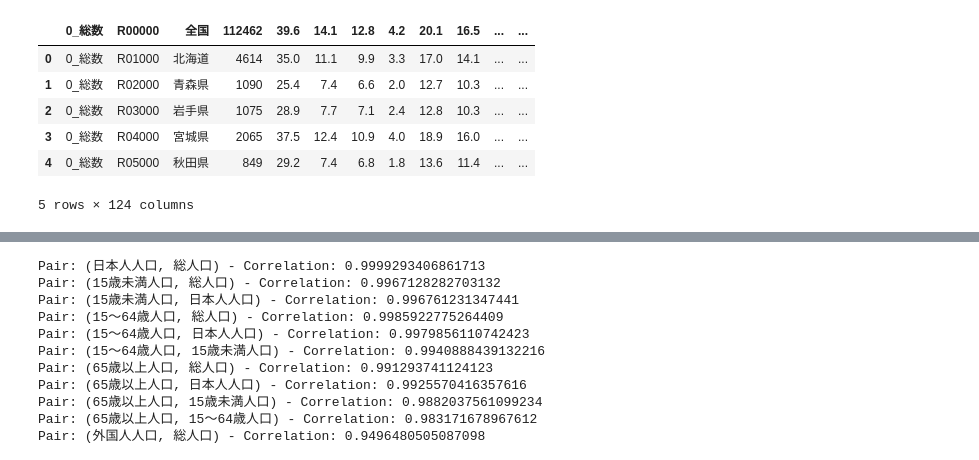
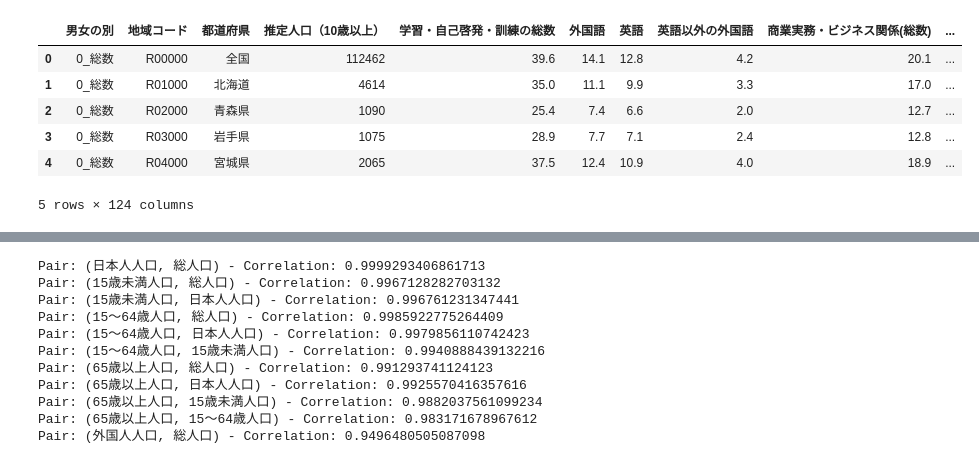
Before and after one commit to sugimotoh/classes, a Jupyter notebook: データ解析授業.ipynb, the cells around one changed output, grey strips where cells are left out. Saved outputs shown, nothing was run; the diff lists cells and outputs as text; code cells hidden in the pictures.

```diff
--- a/データ解析授業.ipynb
+++ b/データ解析授業.ipynb
@@ -8,27 +8,27 @@ import numpy as np
 # %%
 # エクセルファイルのURLを指定する。
 #url = "https://www.nstac.go.jp/sys/files/SSDSE-D-2023.xlsx" #都道府県
 url = "https://www.nstac.go.jp/sys/files/SSDSE-D-2023.xlsx" #SSDSE-基本素材（SSDSE-E） 都道府県
 #url = "https://www.nstac.go.jp/sys/files/SSDSE-A-2023.xlsx" #市区町村
 
 # 指定したファイルをダウンロードする。
 response = requests.get(url)
 
 # エクセルファイルを読み込む
 #　BytesIOにより、ダウンロードしたバイトデータを直接メモリ上で処理する
 #　header=1の指定により、データフレームの2レコード目（2行目）が変数名となる。
-data = pd.read_excel(BytesIO(response.content), header=2)
+data = pd.read_excel(BytesIO(response.content), header=1)
 # データの内容を表示
 data=pd.DataFrame(data)
 # データの内容を表示
 data.head()
 # %% [output]
-|  | 0_総数 | R00000 | 全国 | 112462 | 39.6 | 14.1 | 12.8 | 4.2 | 20.1 | 16.5 | ... | ... |
-| 0 | 0_総数 | R01000 | 北海道 | 4614 | 35.0 | 11.1 | 9.9 | 3.3 | 17.0 | 14.1 | ... | ... |
-| 1 | 0_総数 | R02000 | 青森県 | 1090 | 25.4 | 7.4 | 6.6 | 2.0 | 12.7 | 10.3 | ... | ... |
-| 2 | 0_総数 | R03000 | 岩手県 | 1075 | 28.9 | 7.7 | 7.1 | 2.4 | 12.8 | 10.3 | ... | ... |
-| 3 | 0_総数 | R04000 | 宮城県 | 2065 | 37.5 | 12.4 | 10.9 | 4.0 | 18.9 | 16.0 | ... | ... |
-| 4 | 0_総数 | R05000 | 秋田県 | 849 | 29.2 | 7.4 | 6.8 | 1.8 | 13.6 | 11.4 | ... | ... |
+|  | 男女の別 | 地域コード | 都道府県 | 推定人口（10歳以上） | 学習・自己啓発・訓練の総数 | 外国語 | 英語 | 英語以外の外国語 | 商業実務・ビジネス関係(総数) | ... |
+| 0 | 0_総数 | R00000 | 全国 | 112462 | 39.6 | 14.1 | 12.8 | 4.2 | 20.1 | ... |
+| 1 | 0_総数 | R01000 | 北海道 | 4614 | 35.0 | 11.1 | 9.9 | 3.3 | 17.0 | ... |
+| 2 | 0_総数 | R02000 | 青森県 | 1090 | 25.4 | 7.4 | 6.6 | 2.0 | 12.7 | ... |
+| 3 | 0_総数 | R03000 | 岩手県 | 1075 | 28.9 | 7.7 | 7.1 | 2.4 | 12.8 | ... |
+| 4 | 0_総数 | R04000 | 宮城県 | 2065 | 37.5 | 12.4 | 10.9 | 4.0 | 18.9 | ... |
 5 rows × 124 columns
 # %%
 # "全国"のレコードを除外
```
Also changed, not shown: parts of 2 cells of this notebook.
